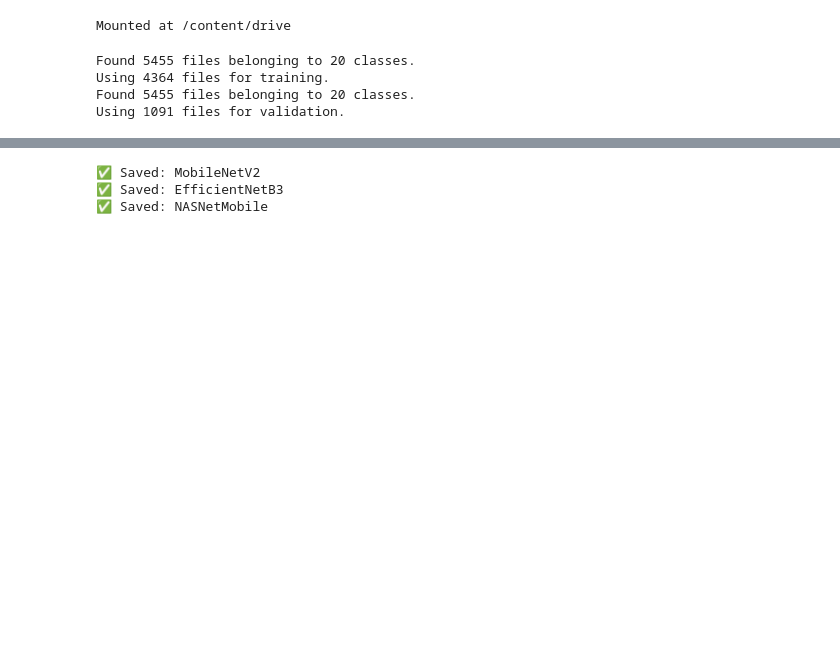
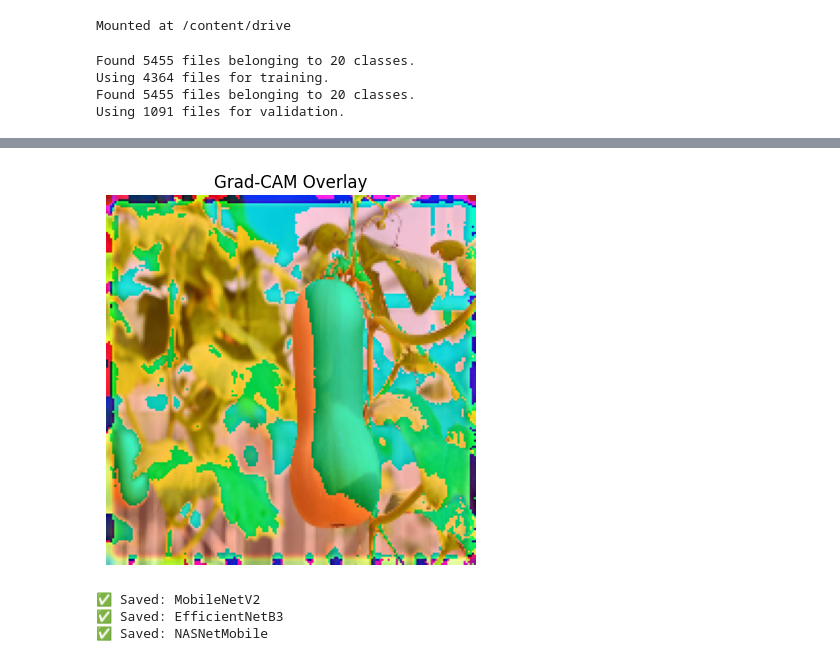
Before and after one commit to jastinyan/LW5-Comparative-Analysis-of-Pre-trained-CNN-Models, a Jupyter notebook: LW5_Pre_Trained_CNN.ipynb, the cells around one changed output, grey strips where cells are left out. Saved outputs shown, nothing was run; the diff lists cells and outputs as text; code cells hidden in the pictures; blank space fills up the shorter version.

```diff
--- a/LW5_Pre_Trained_CNN.ipynb
+++ b/LW5_Pre_Trained_CNN.ipynb
@@ -153,0 +181,9 @@ def plot_roc(model):
+# %%
+import numpy as np
+import tensorflow as tf
+from tensorflow.keras.utils import load_img, img_to_array
+img_path = "/content/drive/MyDrive/test_image.jpg"
+img = load_img(img_path, target_size=(180, 180))
+img_array = img_to_array(img)
+img_array = np.expand_dims(img_array, axis=0)
+img_array = img_array / 255.0
@@ -179,3 +258,17 @@ def get_gradcam_heatmap(model, img_array, last_conv_layer_name, pred_index=None)
+# %%
+import cv2
+img = cv2.imread(img_path)
+img = cv2.resize(img, (180, 180))
+heatmap = np.uint8(255 * heatmap)
+heatmap = cv2.resize(heatmap, (img.shape[1], img.shape[0]))
+heatmap = cv2.applyColorMap(heatmap, cv2.COLORMAP_JET)
+superimposed_img = heatmap * 0.4 + img
+plt.imshow(cv2.cvtColor(superimposed_img.astype('uint8'), cv2.COLOR_BGR2RGB))
+plt.title("Grad-CAM Overlay")
+plt.axis('off')
+plt.show()
+# %% [output]
+[figure, added]
 # %%
 for name, model in trained_models.items():
     model.save(f"/content/drive/MyDrive/{name}_model.keras")
```
Also changed, not shown: parts of 6 cells of this notebook.
